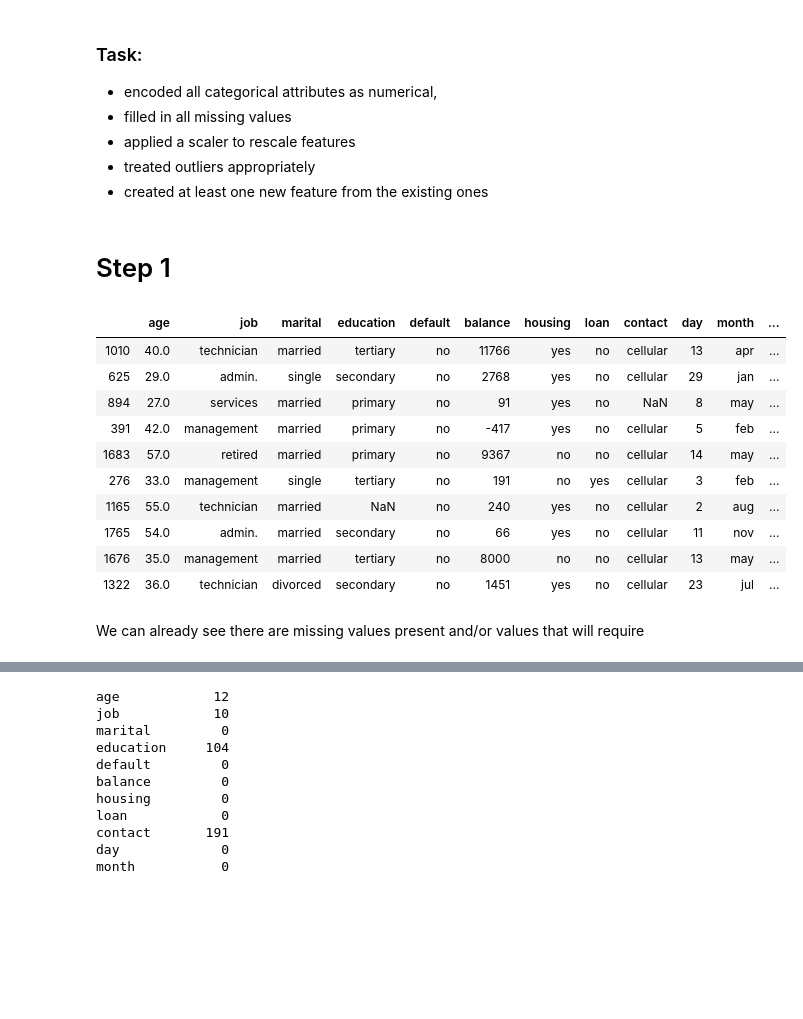
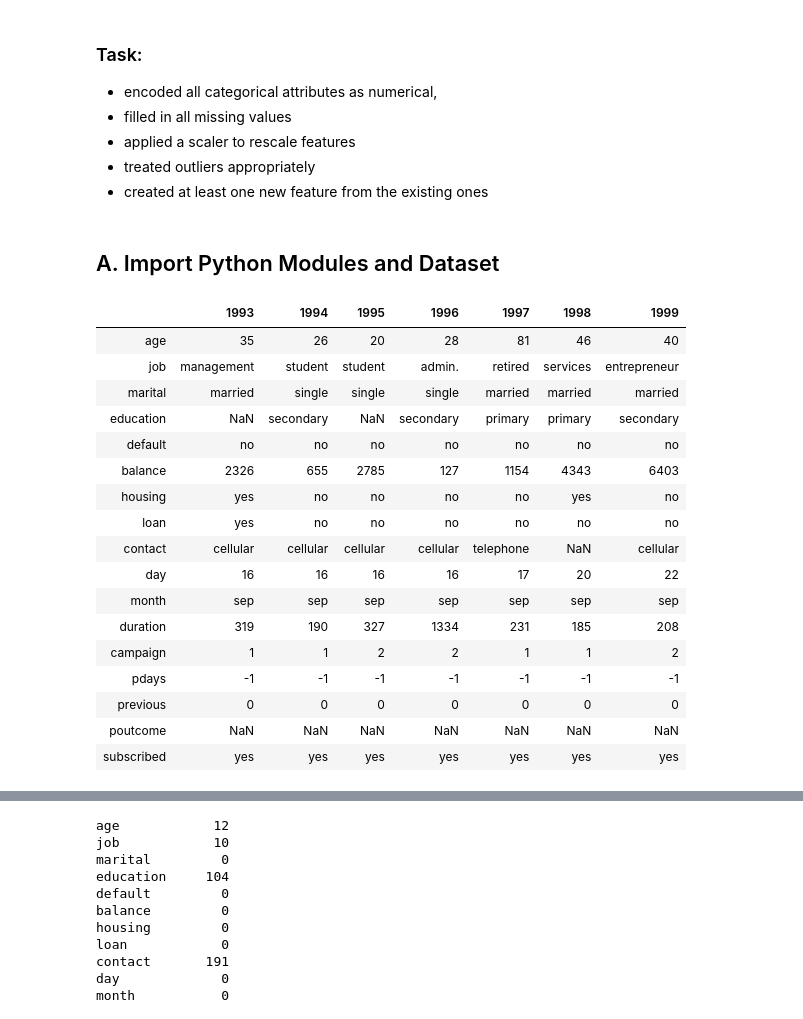
Before and after one commit to wyer2wyer/wyer, a Jupyter notebook: etivity2.ipynb, the cells around one changed output, grey strips where cells are left out. Cells and saved outputs as stored; diff of their text form; code cells hidden in the pictures; blank space fills up the shorter version.

```diff
--- a/etivity2.ipynb
+++ b/etivity2.ipynb
@@ -8,8 +8,8 @@
  - applied a scaler to rescale features
  - treated outliers appropriately
  - created at least one new feature from the existing ones
-# %% [markdown]
-# Step 1
+# %% [markdown]
+## A. Import Python Modules and Dataset
 # %%
 # Import Python Modules
 import pandas as pd
@@ -25,18 +26,23 @@ df= pd.read_csv("bank.csv")
 # %%
 # Select sample to view
 
-df.sample(10)
+df.tail(7).T
 # %% [output]
-|  | age | job | marital | education | default | balance | housing | loan | contact | day | month | ... |
-| 1010 | 40.0 | technician | married | tertiary | no | 11766 | yes | no | cellular | 13 | apr | ... |
-| 625 | 29.0 | admin. | single | secondary | no | 2768 | yes | no | cellular | 29 | jan | ... |
-| 894 | 27.0 | services | married | primary | no | 91 | yes | no | NaN | 8 | may | ... |
-| 391 | 42.0 | management | married | primary | no | -417 | yes | no | cellular | 5 | feb | ... |
-| 1683 | 57.0 | retired | married | primary | no | 9367 | no | no | cellular | 14 | may | ... |
-| 276 | 33.0 | management | single | tertiary | no | 191 | no | yes | cellular | 3 | feb | ... |
-| 1165 | 55.0 | technician | married | NaN | no | 240 | yes | no | cellular | 2 | aug | ... |
-| 1765 | 54.0 | admin. | married | secondary | no | 66 | yes | no | cellular | 11 | nov | ... |
-| 1676 | 35.0 | management | married | tertiary | no | 8000 | no | no | cellular | 13 | may | ... |
-| 1322 | 36.0 | technician | divorced | secondary | no | 1451 | yes | no | cellular | 23 | jul | ... |
+|  | 1993 | 1994 | 1995 | 1996 | 1997 | 1998 | 1999 |
+| age | 35 | 26 | 20 | 28 | 81 | 46 | 40 |
+| job | management | student | student | admin. | retired | services | entrepreneur |
+| marital | married | single | single | single | married | married | married |
+| education | NaN | secondary | NaN | secondary | primary | primary | secondary |
+| default | no | no | no | no | no | no | no |
+| balance | 2326 | 655 | 2785 | 127 | 1154 | 4343 | 6403 |
+| housing | yes | no | no | no | no | yes | no |
+| loan | yes | no | no | no | no | no | no |
+| contact | cellular | cellular | cellular | cellular | telephone | NaN | cellular |
+| day | 16 | 16 | 16 | 16 | 17 | 20 | 22 |
+| month | sep | sep | sep | sep | sep | sep | sep |
+| duration | 319 | 190 | 327 | 1334 | 231 | 185 | 208 |
+| campaign | 1 | 1 | 2 | 2 | 1 | 1 | 2 |
+| pdays | -1 | -1 | -1 | -1 | -1 | -1 | -1 |
+| previous | 0 | 0 | 0 | 0 | 0 | 0 | 0 |
+| poutcome | NaN | NaN | NaN | NaN | NaN | NaN | NaN |
+| subscribed | yes | yes | yes | yes | yes | yes | yes |
-# %% [markdown]
-We can already see there are missing values present and/or values that will require
```
Also changed, not shown: parts of 68 cells of this notebook.
